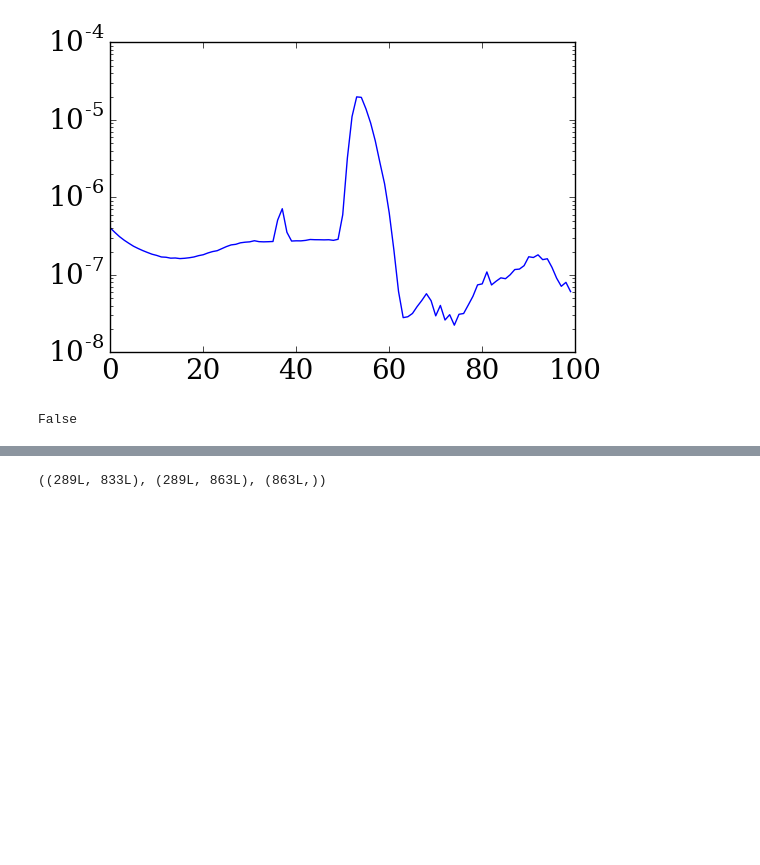
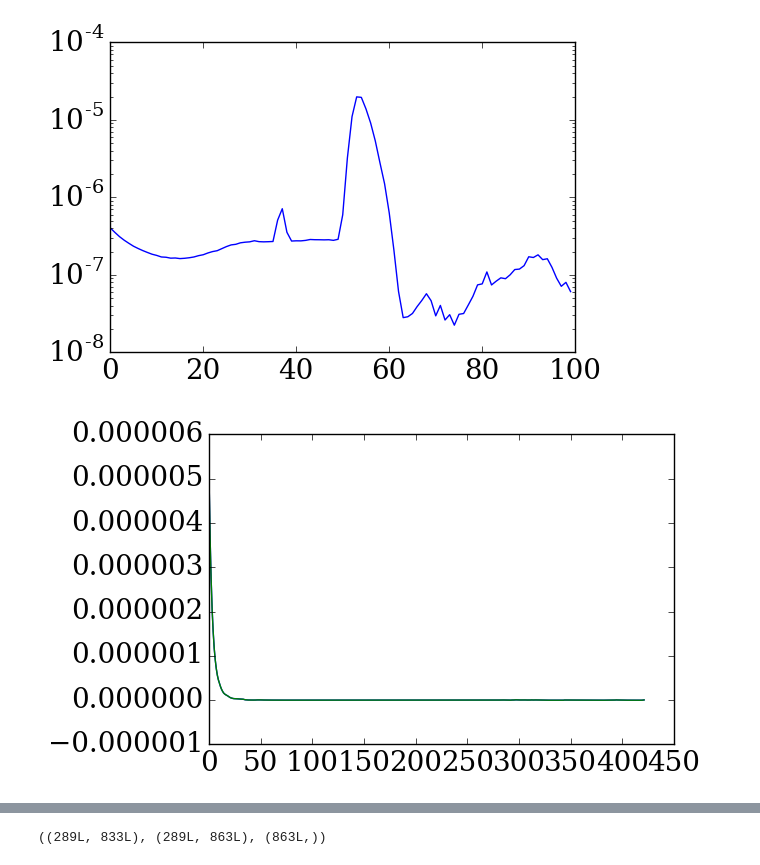
Before and after one commit to cduranalarcon/Lidar_DDU, a Jupyter notebook: Notebooks/temp.ipynb, the cells around one changed output, grey strips where cells are left out. Cells and saved outputs as stored; diff of their text form; code cells hidden in the pictures; blank space fills up the shorter version.

```diff
--- a/Notebooks/temp.ipynb
+++ b/Notebooks/temp.ipynb
@@ -313,10 +317,11 @@ pylab.show()
 # %% [output]
 [figure]
 [figure]
-# %%
-np.nansum(layers_mask[0,:])>10
-# %% [output]
-False
+# %%
+pylab.plot(Par[126,:])
+pylab.show()
+# %% [output]
+[figure, added]
 # %%
 layers_mask2 = Comb_LidarMRR3(layers_mask, Par,R,nstd,sm,times_MRR, Ze, year, month, day, hours, TRES=TRES, VRES=VRES, minR_Ze=minR_Ze)
 pylab.pcolor(np.transpose(layers_mask2))
```
Also changed, not shown: parts of 9 cells of this notebook.
